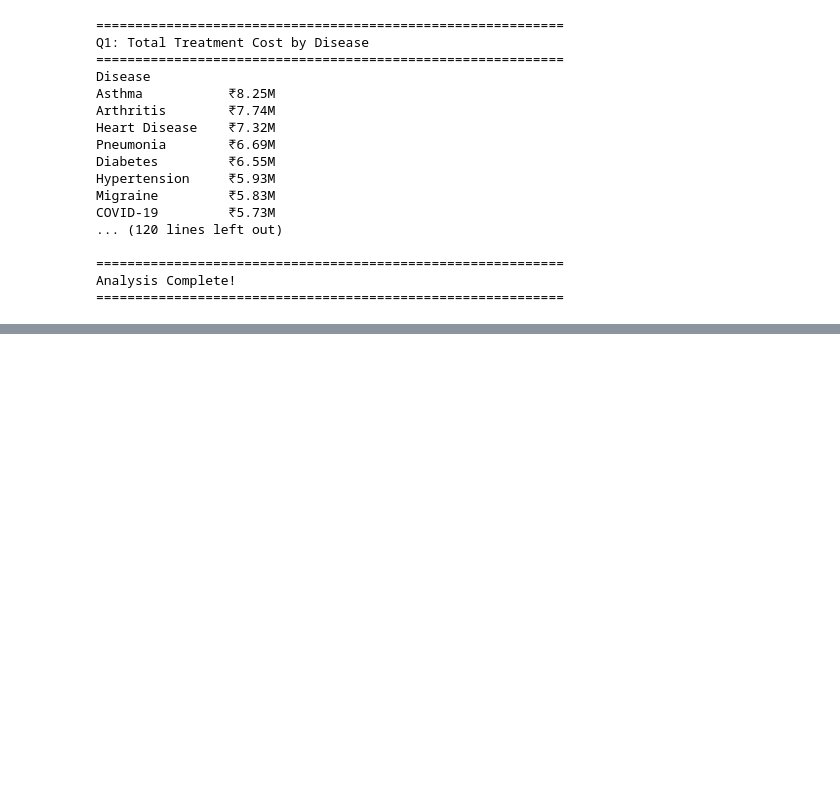
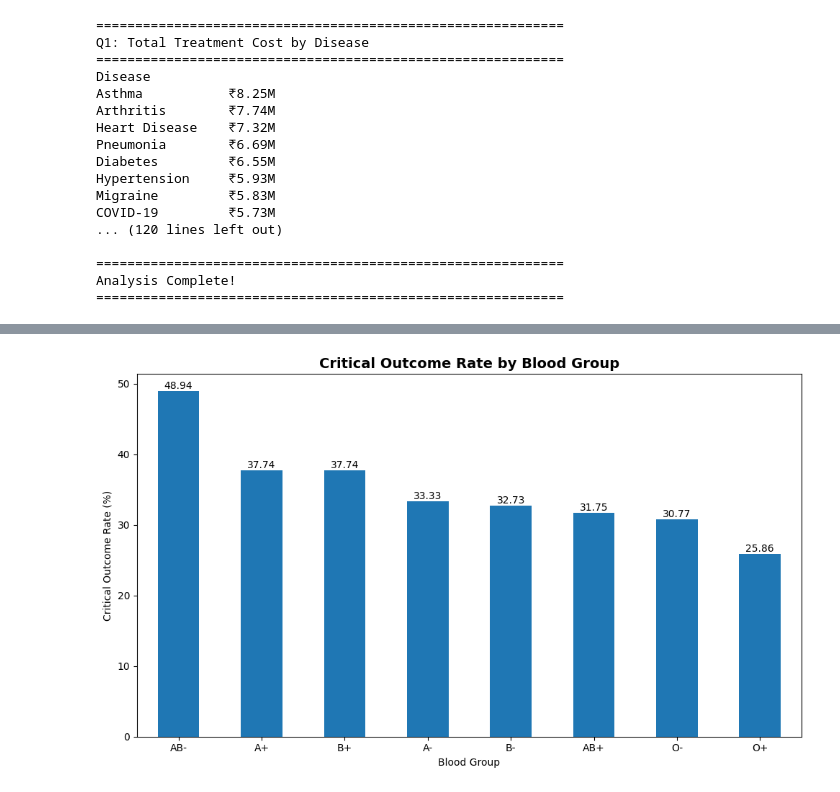
Before and after one commit to neoaitech/Data-Analytics-Selction-Assessment, a Jupyter notebook: Healthcare Analysis.ipynb, the cells around one changed output, grey strips where cells are left out. Drawn from its saved outputs; the diff is of its cells as text; code cells hidden in the pictures; blank space fills up the shorter version.

```diff
--- a/Healthcare Analysis.ipynb
+++ b/Healthcare Analysis.ipynb
@@ -127,0 +176,16 @@ Analysis Complete!
+# %%
+plt.figure(figsize=(10,6))
+ax = q9['Critical_Rate_%'].plot(kind='bar')
+
+plt.title('Critical Outcome Rate by Blood Group', fontsize=14, fontweight='bold')
+plt.xlabel('Blood Group')
+plt.ylabel('Critical Outcome Rate (%)')
+plt.xticks(rotation=0)
+
+for container in ax.containers:
+    ax.bar_label(container, fmt='%.2f')
+
+plt.tight_layout()
+plt.show()
+# %% [output]
+[figure, added]
```
Also changed, not shown: parts of 6 cells of this notebook, 1 other file.
